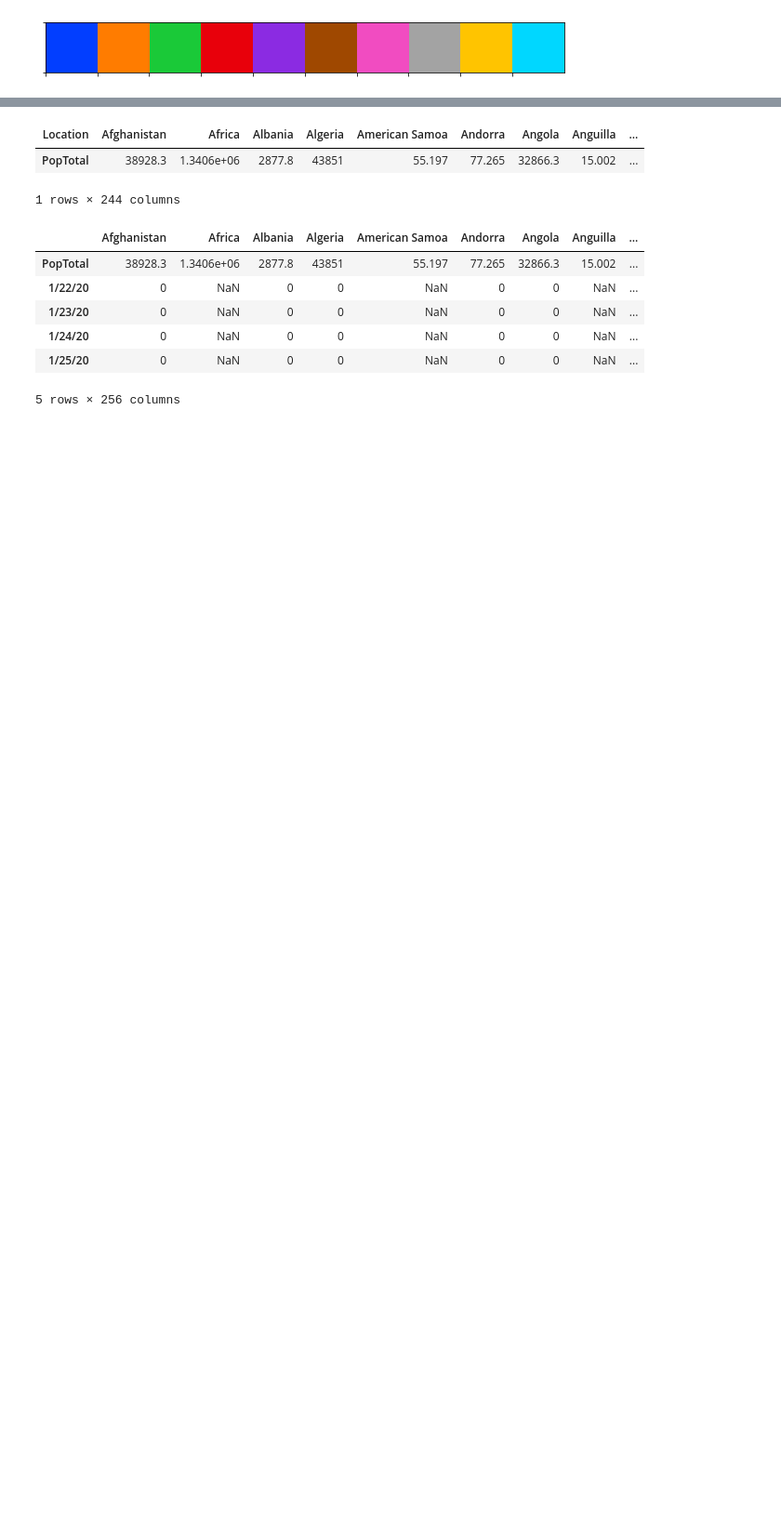
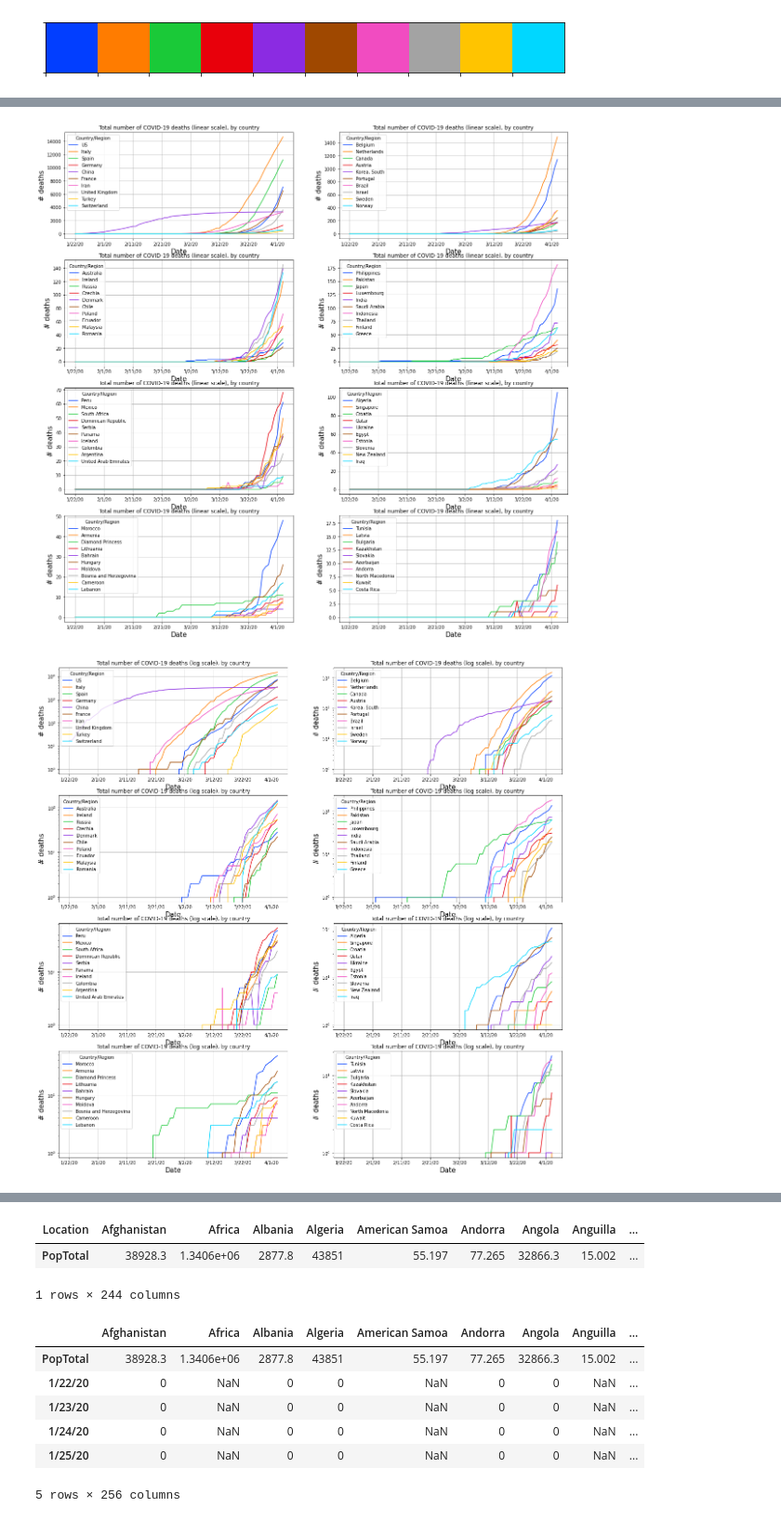
Before and after one commit to perrozzi/COVID-19, a Jupyter notebook: notebooks/COVID-19-by-country.ipynb, the cells around one changed output, grey strips where cells are left out. Shown at 93% size. Drawn from its saved outputs; the diff is of its cells as text; code cells hidden in the pictures; blank space fills up the shorter version.

```diff
--- a/notebooks/COVID-19-by-country.ipynb
+++ b/notebooks/COVID-19-by-country.ipynb
@@ -230,0 +148,12 @@ for r in range(nrow):
+# %%
+make_plot(dataset=deaths, nrow=4,ncol=2, contries_ordered=contries_ordered,
+          title='Total number of COVID-19 deaths (linear scale), by country',
+          xlabel="Date", ylabel="# deaths")
+
+make_plot(dataset=deaths, nrow=4,ncol=2, contries_ordered=contries_ordered,
+          title='Total number of COVID-19 deaths (log scale), by country',
+          xlabel="Date", ylabel="# deaths",
+         logy=True)
+# %% [output]
+[figure, added]
+[figure, added]
```
Also changed, not shown: parts of 19 cells of this notebook, 4 other files.
